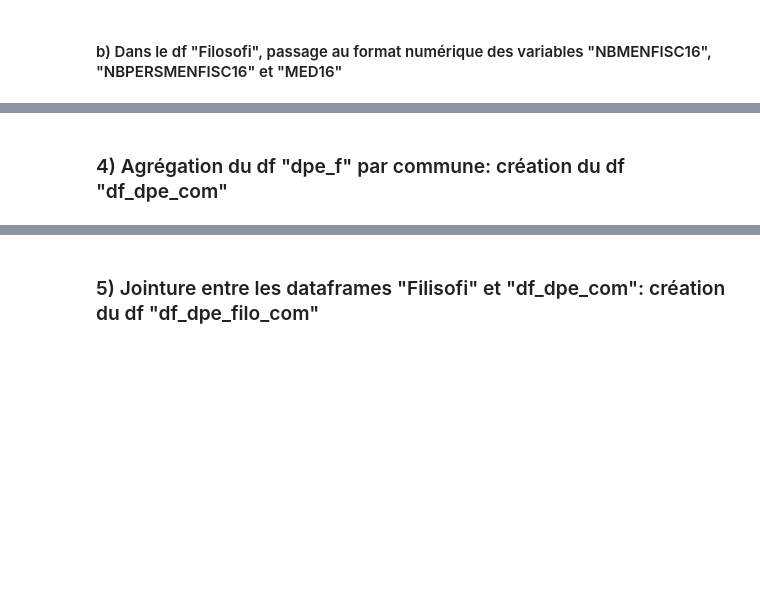
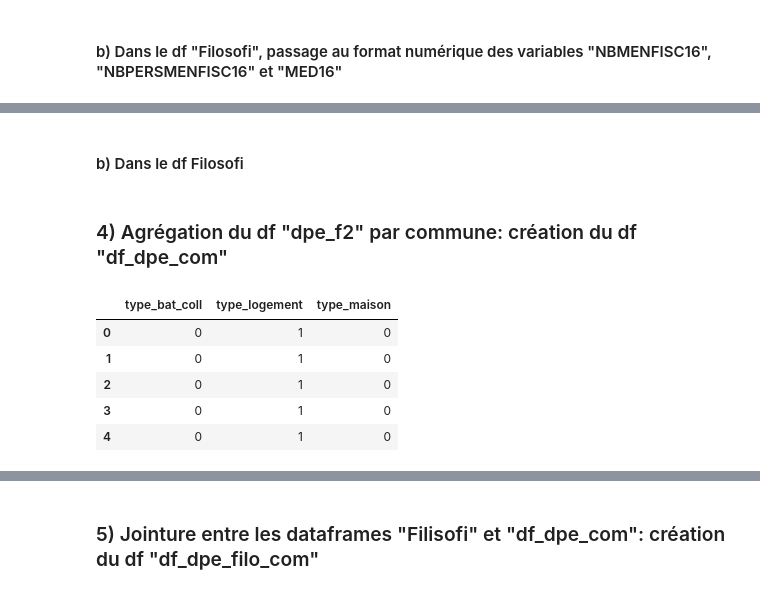
Before and after one commit to gabriel92320/data_science_project, a Jupyter notebook: récup&retraitement_données.ipynb, the cells around one changed output, grey strips where cells are left out. Cells and saved outputs as stored; diff of their text form; code cells hidden in the pictures; blank space fills up the shorter version.

```diff
--- a/récup&retraitement_données.ipynb
+++ b/récup&retraitement_données.ipynb
@@ -282,0 +315,2 @@ dpe_f2["dep"]=dpe_f2.code_insee_commune.str[:2]
+# %% [markdown]
+#### b) Dans le df Filosofi
@@ -283,5 +320,27 @@ dpe_f2["dep"]=dpe_f2.code_insee_commune.str[:2]
 # %% [markdown]
-### 4) Agrégation du df "dpe_f" par commune: création du df "df_dpe_com"
+### 4) Agrégation du df "dpe_f2" par commune: création du df "df_dpe_com"
 # %%
 # On commence par transformer les variables catégorielles en indicatrices:
-Classe_conso_IDF=pd.get_dummies(dpe_f2["classe_consommation_energie"])
+# Variable 1: classe de consommation d'énergie
+classe_conso=pd.get_dummies(dpe_f2["classe_consommation_energie"])
+classe_conso.columns=["classe_conso_A","classe_conso_B","classe_conso_C","classe_conso_D","classe_conso_E",
+                     "classe_conso_F","classe_conso_G","classe_conso_H","classe_conso_N"]
+classe_conso.head()
+
+# Variable 2: classe d'émission de gaz à effet de serre (classe_estimation_ges)
+classe_ges=pd.get_dummies(dpe_f2["classe_estimation_ges"])
+classe_ges.columns=["classe_ges_A","classe_ges_B","classe_ges_C","classe_ges_D","classe_ges_E",
+                     "classe_ges_F","classe_ges_G","classe_ges_H","classe_ges_N"]
+classe_ges.head()
+
+# Variable 3: type de logement (tr002_type_batiment_description):
+type_logements=pd.get_dummies(dpe_f2["tr002_type_batiment_description"])
+type_logements.columns=["type_bat_coll","type_logement","type_maison"]
+type_logements.head()
+# %% [output]
+|  | type_bat_coll | type_logement | type_maison |
+| 0 | 0 | 1 | 0 |
+| 1 | 0 | 1 | 0 |
+| 2 | 0 | 1 | 0 |
+| 3 | 0 | 1 | 0 |
+| 4 | 0 | 1 | 0 |
```
Also changed, not shown: parts of 30 cells of this notebook.
